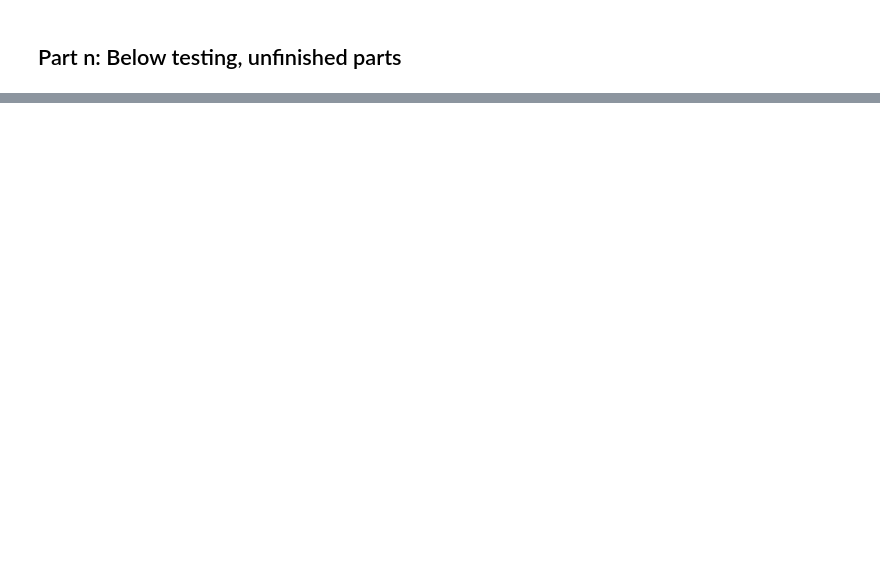
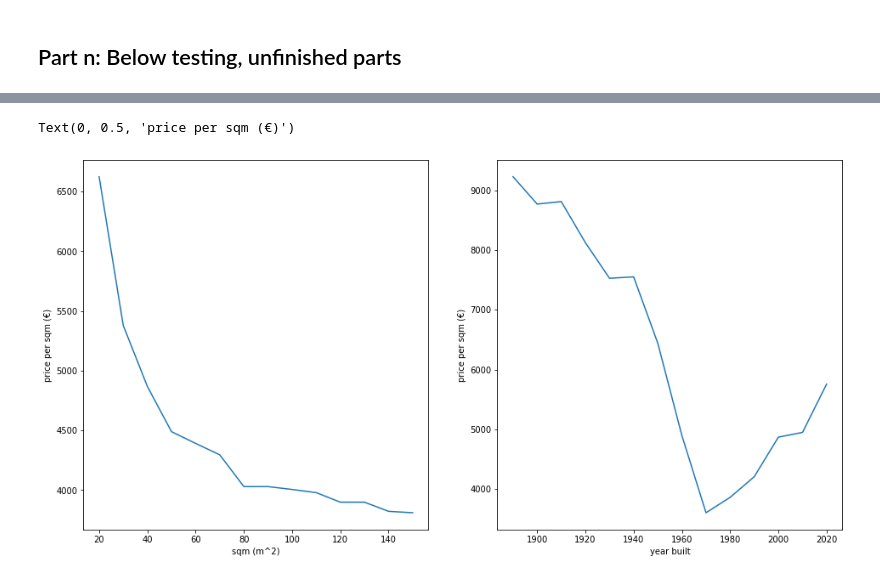
Before and after one commit to modjas/real_estate_prices_project, a Jupyter notebook: real_estate_prices_project.ipynb, the cells around one changed output, grey strips where cells are left out. Cells and saved outputs as stored; diff of their text form; code cells hidden in the pictures; blank space fills up the shorter version.

```diff
--- a/real_estate_prices_project.ipynb
+++ b/real_estate_prices_project.ipynb
@@ -436,0 +485,39 @@ LGBM: 2573
+# %%
+varied_sqm_apartments = {'house_type' : ['kt' for i in range(14)],
+        'sqm': [i for i in range(20,160,10)],
+        'year_built': [2000 for i in range(14)],
+        'elevator': ['on' for i in range(14)],
+        'condition': ['hyvä' for i in range(14)],
+        'plot_ownership':['oma' for i in range(14)],
+        'postal_code':['02300' for i in range(14)],
+        'floors':[5 for i in range(14)],
+        'current_floor':[4 for i in range(14)],
+        'floor_ratio':[4/5 for i in range(14)]}
+
+varied_age_apartments = {'house_type' : ['kt' for i in range(14)],
+        'sqm': [40 for i in range(14)],
+        'year_built': [1890+i*10 for i in range(14)],
+        'elevator': ['on' for i in range(14)],
+        'condition': ['hyvä' for i in range(14)],
+        'plot_ownership':['oma' for i in range(14)],
+        'postal_code':['02300' for i in range(14)],
+        'floors':[5 for i in range(14)],
+        'current_floor':[4 for i in range(14)],
+        'floor_ratio':[4/5 for i in range(14)]}
+
+varied_sqm_apartments = pd.DataFrame.from_dict(varied_sqm_apartments)
+varied_age_apartments = pd.DataFrame.from_dict(varied_age_apartments)
+# %%
+plt.figure(figsize=(16,8))
+plt.subplot(121)
+plt.plot(varied_sqm_apartments['sqm'], lgbm_pipeline.predict(varied_sqm_apartments))
+plt.xlabel('sqm (m^2)')
+plt.ylabel('price per sqm (€)')
+
+plt.subplot(122)
+plt.plot(varied_age_apartments['year_built'], lgbm_pipeline.predict(varied_age_apartments))
+plt.xlabel('year built')
+plt.ylabel('price per sqm (€)')
+# %% [output]
+Text(0, 0.5, 'price per sqm (€)')
+[figure, added]
```
Also changed, not shown: parts of 23 cells of this notebook.
